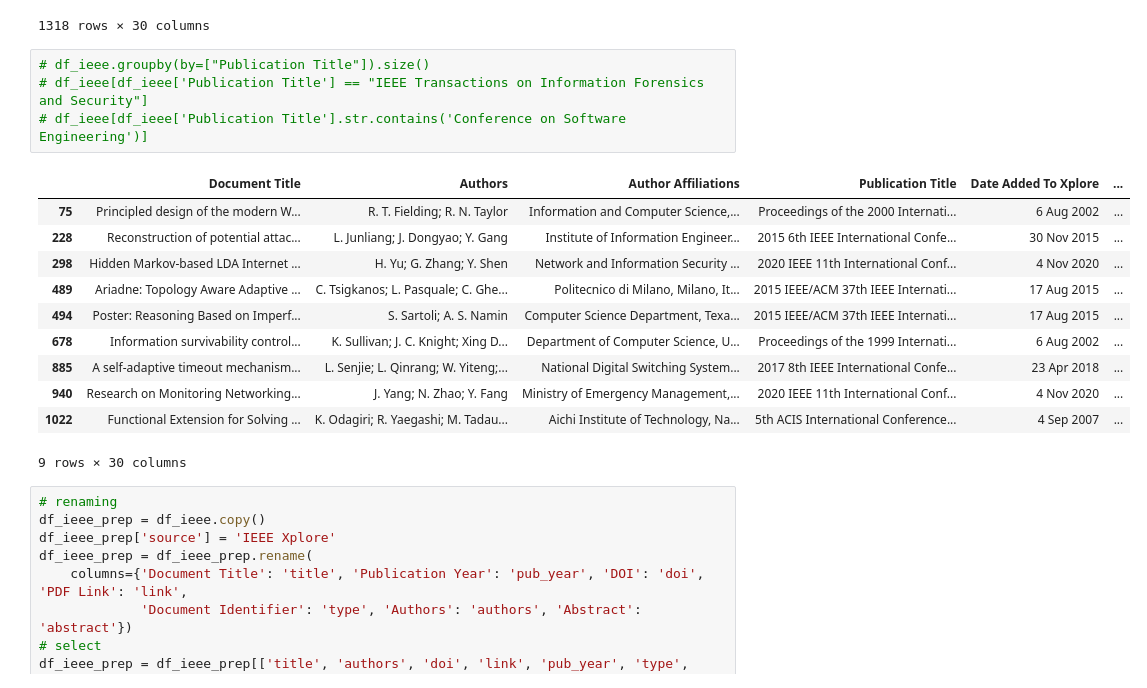
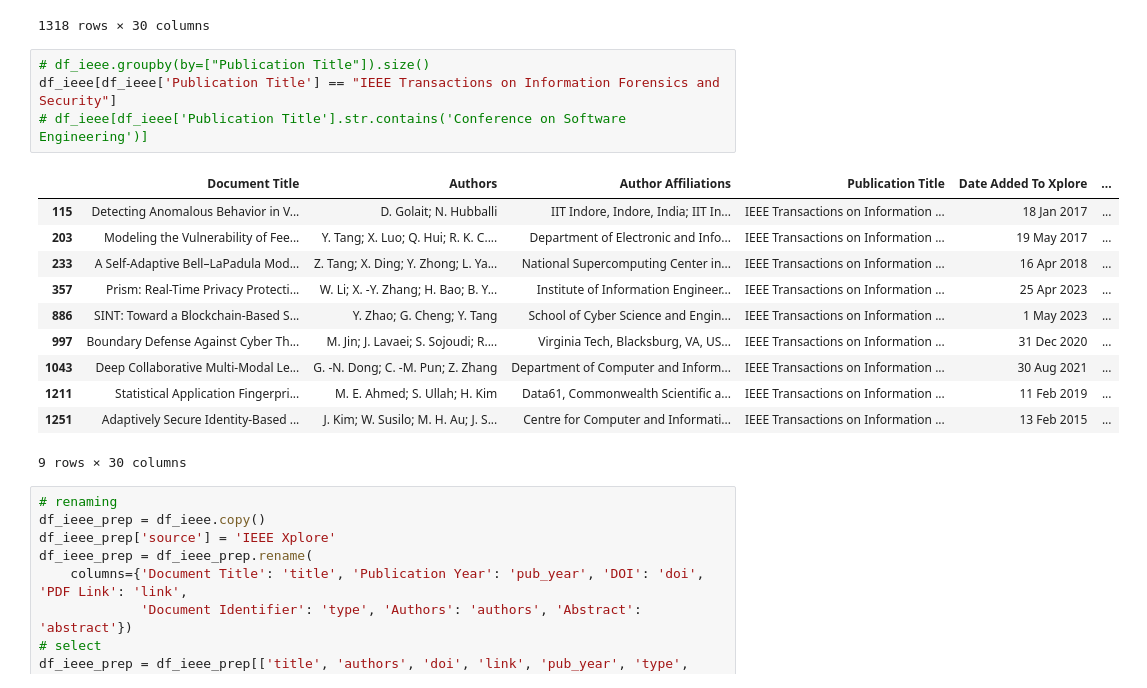
Before and after one commit to mstadler-jku/literature-search-tool-SLR, a Jupyter notebook: src/main/python/at/jku/scsl/main/raw_literature_parser.ipynb, the cells around one changed output. Saved outputs shown, nothing was run; the diff lists cells and outputs as text.

```diff
--- a/src/main/python/at/jku/scsl/main/raw_literature_parser.ipynb
+++ b/src/main/python/at/jku/scsl/main/raw_literature_parser.ipynb
@@ -57,19 +57,19 @@ df_ieee
 1318 rows × 30 columns
 # %%
 # df_ieee.groupby(by=["Publication Title"]).size()
-# df_ieee[df_ieee['Publication Title'] == "IEEE Transactions on Information Forensics and Security"]
+df_ieee[df_ieee['Publication Title'] == "IEEE Transactions on Information Forensics and Security"]
 # df_ieee[df_ieee['Publication Title'].str.contains('Conference on Software Engineering')]
 # %% [output]
 |  | Document Title | Authors | Author Affiliations | Publication Title | Date Added To Xplore | ... |
-| 75 | Principled design of the modern W... | R. T. Fielding; R. N. Taylor | Information and Computer Science,... | Proceedings of the 2000 Internati... | 6 Aug 2002 | ... |
-| 228 | Reconstruction of potential attac... | L. Junliang; J. Dongyao; Y. Gang | Institute of Information Engineer... | 2015 6th IEEE International Confe... | 30 Nov 2015 | ... |
-| 298 | Hidden Markov-based LDA Internet ... | H. Yu; G. Zhang; Y. Shen | Network and Information Security ... | 2020 IEEE 11th International Conf... | 4 Nov 2020 | ... |
-| 489 | Ariadne: Topology Aware Adaptive ... | C. Tsigkanos; L. Pasquale; C. Ghe... | Politecnico di Milano, Milano, It... | 2015 IEEE/ACM 37th IEEE Internati... | 17 Aug 2015 | ... |
-| 494 | Poster: Reasoning Based on Imperf... | S. Sartoli; A. S. Namin | Computer Science Department, Texa... | 2015 IEEE/ACM 37th IEEE Internati... | 17 Aug 2015 | ... |
-| 678 | Information survivability control... | K. Sullivan; J. C. Knight; Xing D... | Department of Computer Science, U... | Proceedings of the 1999 Internati... | 6 Aug 2002 | ... |
-| 885 | A self-adaptive timeout mechanism... | L. Senjie; L. Qinrang; W. Yiteng;... | National Digital Switching System... | 2017 8th IEEE International Confe... | 23 Apr 2018 | ... |
-| 940 | Research on Monitoring Networking... | J. Yang; N. Zhao; Y. Fang | Ministry of Emergency Management,... | 2020 IEEE 11th International Conf... | 4 Nov 2020 | ... |
-| 1022 | Functional Extension for Solving ... | K. Odagiri; R. Yaegashi; M. Tadau... | Aichi Institute of Technology, Na... | 5th ACIS International Conference... | 4 Sep 2007 | ... |
+| 115 | Detecting Anomalous Behavior in V... | D. Golait; N. Hubballi | IIT Indore, Indore, India; IIT In... | IEEE Transactions on Information ... | 18 Jan 2017 | ... |
+| 203 | Modeling the Vulnerability of Fee... | Y. Tang; X. Luo; Q. Hui; R. K. C.... | Department of Electronic and Info... | IEEE Transactions on Information ... | 19 May 2017 | ... |
+| 233 | A Self-Adaptive Bell–LaPadula Mod... | Z. Tang; X. Ding; Y. Zhong; L. Ya... | National Supercomputing Center in... | IEEE Transactions on Information ... | 16 Apr 2018 | ... |
+| 357 | Prism: Real-Time Privacy Protecti... | W. Li; X. -Y. Zhang; H. Bao; B. Y... | Institute of Information Engineer... | IEEE Transactions on Information ... | 25 Apr 2023 | ... |
+| 886 | SINT: Toward a Blockchain-Based S... | Y. Zhao; G. Cheng; Y. Tang | School of Cyber Science and Engin... | IEEE Transactions on Information ... | 1 May 2023 | ... |
+| 997 | Boundary Defense Against Cyber Th... | M. Jin; J. Lavaei; S. Sojoudi; R.... | Virginia Tech, Blacksburg, VA, US... | IEEE Transactions on Information ... | 31 Dec 2020 | ... |
+| 1043 | Deep Collaborative Multi-Modal Le... | G. -N. Dong; C. -M. Pun; Z. Zhang | Department of Computer and Inform... | IEEE Transactions on Information ... | 30 Aug 2021 | ... |
+| 1211 | Statistical Application Fingerpri... | M. E. Ahmed; S. Ullah; H. Kim | Data61, Commonwealth Scientific a... | IEEE Transactions on Information ... | 11 Feb 2019 | ... |
+| 1251 | Adaptively Secure Identity-Based ... | J. Kim; W. Susilo; M. H. Au; J. S... | Centre for Computer and Informati... | IEEE Transactions on Information ... | 13 Feb 2015 | ... |
 9 rows × 30 columns
 # %%
 # renaming
```
Also changed, not shown: parts of 1 cell of this notebook, 1 other file.
